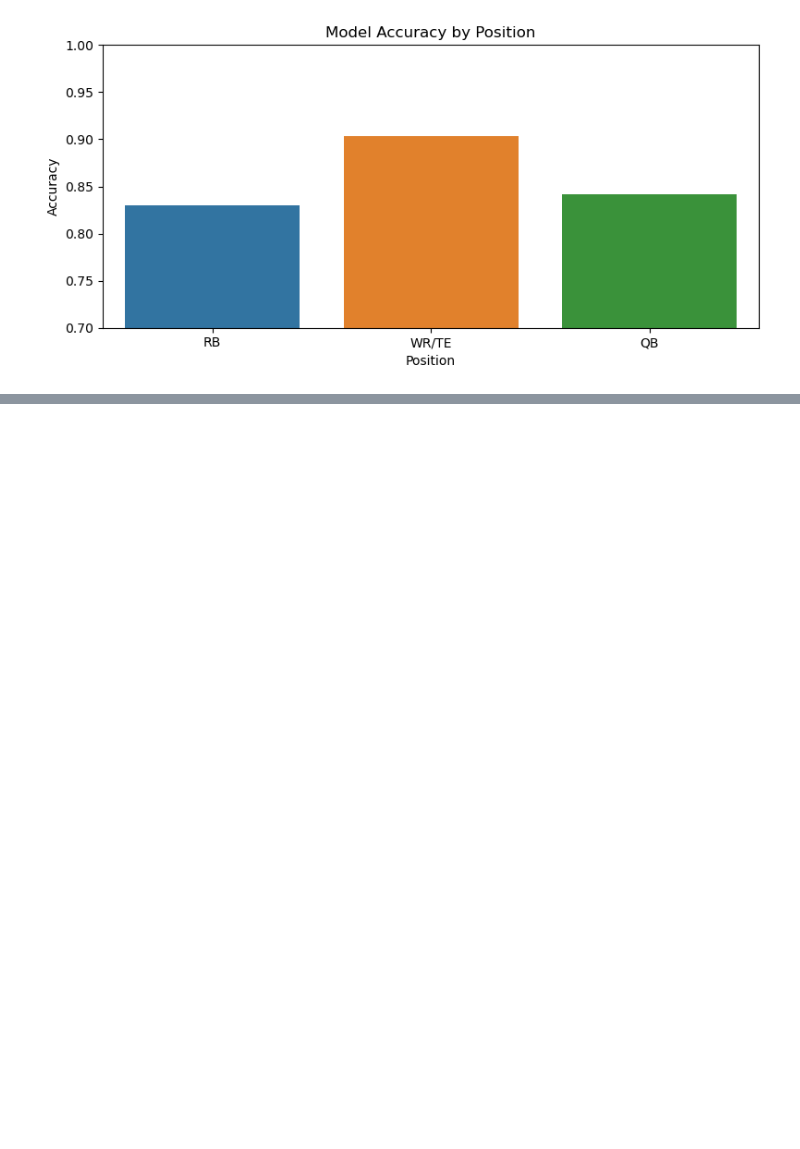
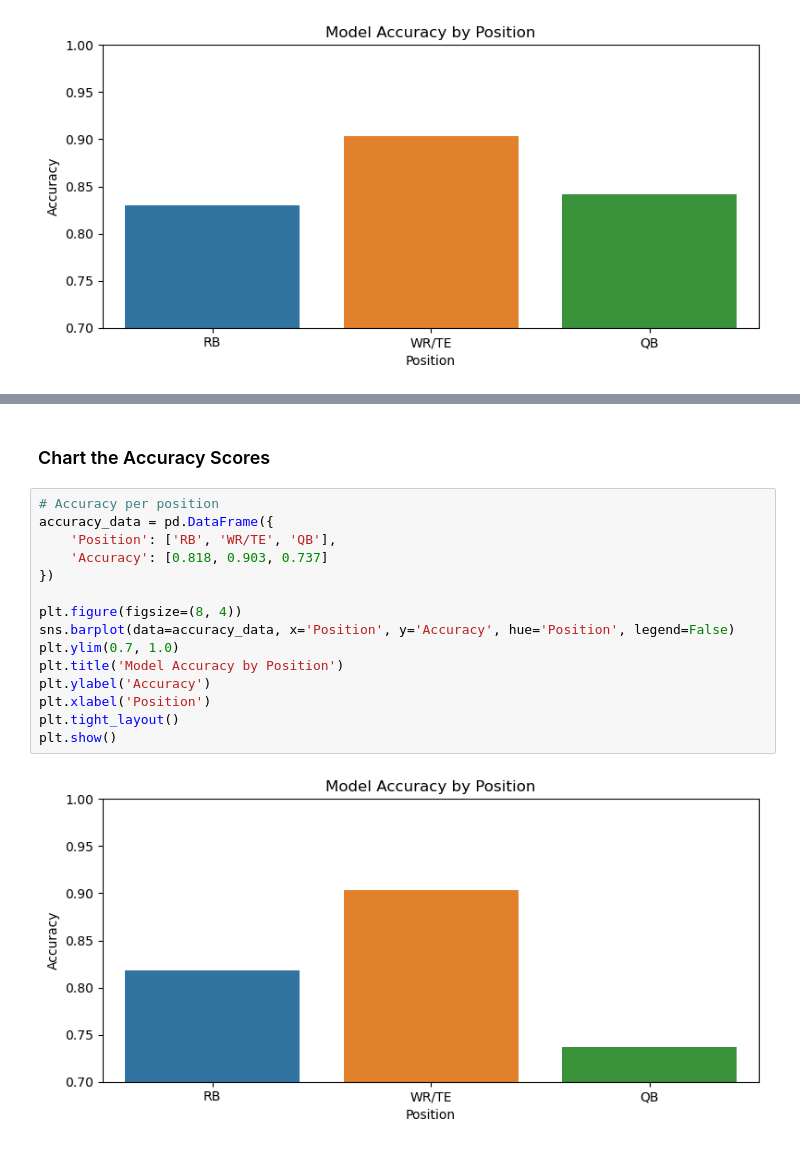
Before and after one commit to MoonData21/NFL_PlayersHealthProject, a Jupyter notebook: FootballProjectedGames.ipynb, the cells around one changed output, grey strips where cells are left out. Drawn from its saved outputs; the diff is of its cells as text; blank space fills up the shorter version.

```diff
--- a/FootballProjectedGames.ipynb
+++ b/FootballProjectedGames.ipynb
@@ -861,0 +986,19 @@ F1-score: 0.87
+# %% [markdown]
+### Chart the Accuracy Scores
+# %%
+# Accuracy per position
+accuracy_data = pd.DataFrame({
+    'Position': ['RB', 'WR/TE', 'QB'],
+    'Accuracy': [0.818, 0.903, 0.737]
+})
+
+plt.figure(figsize=(8, 4))
+sns.barplot(data=accuracy_data, x='Position', y='Accuracy', hue='Position', legend=False)
+plt.ylim(0.7, 1.0)
+plt.title('Model Accuracy by Position')
+plt.ylabel('Accuracy')
+plt.xlabel('Position')
+plt.tight_layout()
+plt.show()
+# %% [output]
+[figure, added]
```
Also changed, not shown: parts of 11 cells of this notebook.
